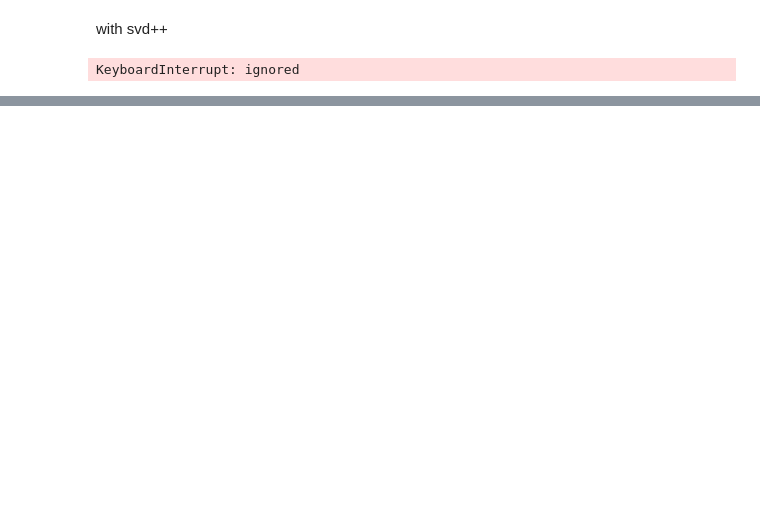
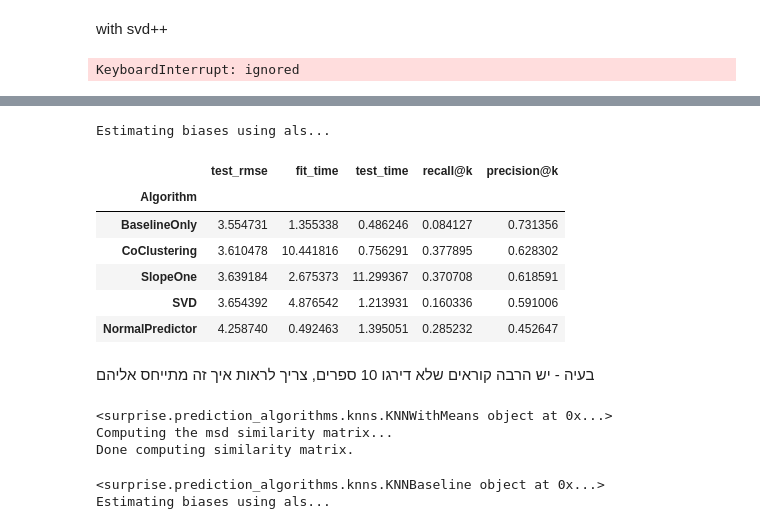
Before and after one commit to roy2392/books_recom_sys, a Jupyter notebook: surprise.ipynb, the cells around one changed output, grey strips where cells are left out. Saved outputs shown, nothing was run; the diff lists cells and outputs as text; code cells hidden in the pictures; blank space fills up the shorter version.

```diff
--- a/surprise.ipynb
+++ b/surprise.ipynb
@@ -244,0 +303,26 @@ change evaluation system to recall%k
+# %%
+res_pd = pd.DataFrame(benchmark).set_index('Algorithm').sort_values('test_rmse')
+res_pd['recall@k'] = 0
+res_pd['precision@k'] = 0
+for name,algo in [('SVD',SVD()), ('SlopeOne',SlopeOne()), ('NormalPredictor',NormalPredictor()),('BaselineOnly',BaselineOnly()), ('CoClustering',CoClustering())]:
+  trainset, testset = train_test_split(data, test_size=.20)
+
+  algo.fit(trainset)
+  pre dictions = algo.test(testset)
+  precisions, recalls = precision_recall_at_k(predictions, k=10, threshold=5)
+  res_pd.loc[name,'recall@k'] = sum(rec for rec in recalls.values() if rec !=None) / len(list(rec for rec in recalls.values() if rec !=None))
+  res_pd.loc[name,'precision@k'] = sum(prec for prec in precisions.values() if prec !=None) / len(list(prec for prec in precisions.values() if prec !=None))
+# %% [output]
+Estimating biases using als...
+# %%
+res_pd
+# %% [output]
+|  | test_rmse | fit_time | test_time | recall@k | precision@k |
+| Algorithm |  |  |  |  |  |
+| BaselineOnly | 3.554731 | 1.355338 | 0.486246 | 0.084127 | 0.731356 |
+| CoClustering | 3.610478 | 10.441816 | 0.756291 | 0.377895 | 0.628302 |
+| SlopeOne | 3.639184 | 2.675373 | 11.299367 | 0.370708 | 0.618591 |
+| SVD | 3.654392 | 4.876542 | 1.213931 | 0.160336 | 0.591006 |
+| NormalPredictor | 4.258740 | 0.492463 | 1.395051 | 0.285232 | 0.452647 |
+# %% [markdown]
+בעיה - יש הרבה קוראים שלא דירגו 10 ספרים, צריך לראות איך זה מתייחס אליהם
@@ -244,0 +343,35 @@ change evaluation system to recall%k
+# %%
+# רועי אשמח אם תוכל להריץ את זה
+
+for algorithm in [ KNNWithMeans(), KNNWithZScore()]:
+    # Perform cross validation
+    print(algorithm)
+    results = cross_validate(algorithm, data, measures=['RMSE'], cv=3, verbose=False)
+
+    # Get results & append algorithm name
+    tmp = pd.DataFrame.from_dict(results).mean(axis=0)
+    tmp = tmp.append(pd.Series([str(algorithm).split(' ')[0].split('.')[-1]], index=['Algorithm']))
+    benchmark.append(tmp)
+
+pd.DataFrame(benchmark).set_index('Algorithm').sort_values('test_rmse')
+# %% [output]
+<surprise.prediction_algorithms.knns.KNNWithMeans object at 0x...>
+Computing the msd similarity matrix...
+Done computing similarity matrix.
+# %%
+# רועי אשמח אם תוכל להריץ את זה
+
+for algorithm in [ KNNBaseline(), KNNBasic()]:
+    # Perform cross validation
+    print(algorithm)
+    results = cross_validate(algorithm, data, measures=['RMSE'], cv=3, verbose=False)
+
+    # Get results & append algorithm name
+    tmp = pd.DataFrame.from_dict(results).mean(axis=0)
+    tmp = tmp.append(pd.Series([str(algorithm).split(' ')[0].split('.')[-1]], index=['Algorithm']))
+    benchmark.append(tmp)
+
+pd.DataFrame(benchmark).set_index('Algorithm').sort_values('test_rmse')
+# %% [output]
+<surprise.prediction_algorithms.knns.KNNBaseline object at 0x...>
+Estimating biases using als...
```
Also changed, not shown: parts of 22 cells of this notebook.
